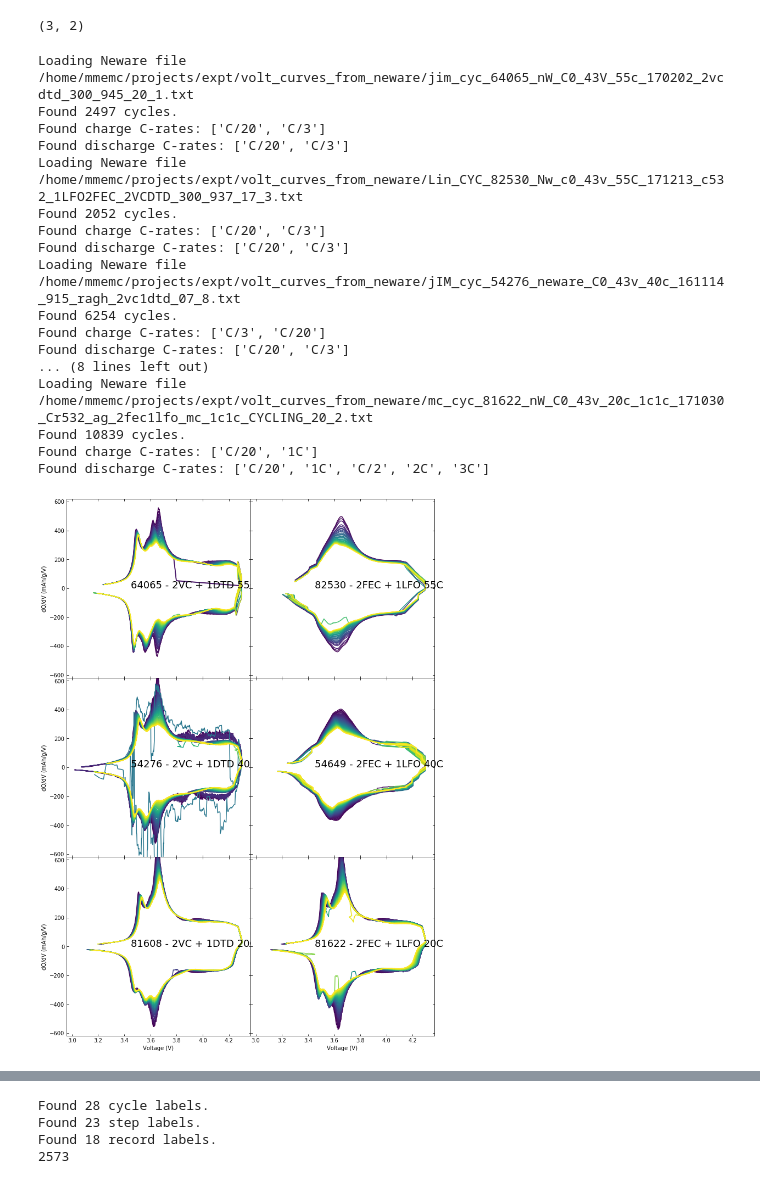
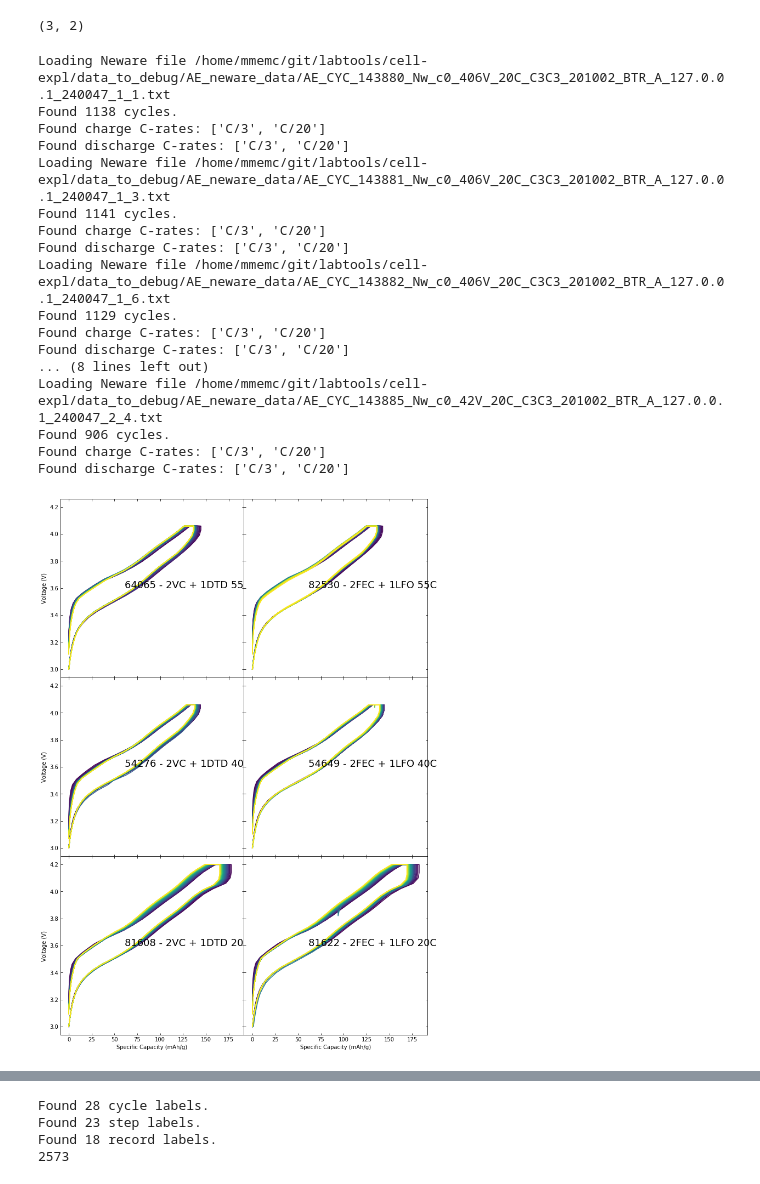
Before and after one commit to mmemcormier/cell-explorer, a Jupyter notebook: cycle_selector.ipynb, the cells around one changed output, grey strips where cells are left out. Drawn from its saved outputs; the diff is of its cells as text; code cells hidden in the pictures.

```diff
--- a/cycle_selector.ipynb
+++ b/cycle_selector.ipynb
@@ -7,11 +7,11 @@ from pathlib import Path
 from reader import ParseNeware
 import matplotlib.pyplot as plt
 # %%
-p = Path('/home/mmemc/projects/expt/volt_curves_from_neware')
+p = Path('/home/mmemc/git/labtools/cell-expl/data_to_debug/AE_neware_data')
 
-cell_ids = np.array([[64065, 82530],
-                     [54276, 54649],
-                     [81608, 81622]])
+cell_ids = np.array([[143880, 143881],
+                     [143882, 143883],
+                     [143884, 143885]])
 
 cell_labels = np.array([['64065 - 2VC + 1DTD 55C', '82530 - 2FEC + 1LFO 55C'],
                         ['54276 - 2VC + 1DTD 40C', '54649 - 2FEC + 1LFO 40C'],
@@ -34,26 +34,26 @@ for i in range(dims[0]):
         pstr = fpath.absolute().as_posix()
         fname = glob(pstr)[0]
         print('Loading Neware file {}'.format(fname))
-        nd = ParseNeware(fname)
+        nd = ParseNeware(fname, ref_cap=220)
         nd_list[i].append(nd)
 # %% [output]
-Loading Neware file /home/mmemc/projects/expt/volt_curves_from_neware/jim_cyc_64065_nW_C0_43V_55c_170202_2vcdtd_300_945_20_1.txt
-Found 2497 cycles.
-Found charge C-rates: ['C/20', 'C/3']
-Found discharge C-rates: ['C/20', 'C/3']
-Loading Neware file /home/mmemc/projects/expt/volt_curves_from_neware/Lin_CYC_82530_Nw_c0_43v_55C_171213_c532_1LFO2FEC_2VCDTD_300_937_17_3.txt
-Found 2052 cycles.
-Found charge C-rates: ['C/20', 'C/3']
-Found discharge C-rates: ['C/20', 'C/3']
-Loading Neware file /home/mmemc/projects/expt/volt_curves_from_neware/jIM_cyc_54276_neware_C0_43v_40c_161114_915_ragh_2vc1dtd_07_8.txt
-Found 6254 cycles.
+Loading Neware file /home/mmemc/git/labtools/cell-expl/data_to_debug/AE_neware_data/AE_CYC_143880_Nw_c0_406V_20C_C3C3_201002_BTR_A_127.0.0.1_240047_1_1.txt
+Found 1138 cycles.
 Found charge C-rates: ['C/3', 'C/20']
-Found discharge C-rates: ['C/20', 'C/3']
+Found discharge C-rates: ['C/3', 'C/20']
+Loading Neware file /home/mmemc/git/labtools/cell-expl/data_to_debug/AE_neware_data/AE_CYC_143881_Nw_c0_406V_20C_C3C3_201002_BTR_A_127.0.0.1_240047_1_3.txt
+Found 1141 cycles.
+Found charge C-rates: ['C/3', 'C/20']
+Found discharge C-rates: ['C/3', 'C/20']
+Loading Neware file /home/mmemc/git/labtools/cell-expl/data_to_debug/AE_neware_data/AE_CYC_143882_Nw_c0_406V_20C_C3C3_201002_BTR_A_127.0.0.1_240047_1_6.txt
+Found 1129 cycles.
+Found charge C-rates: ['C/3', 'C/20']
+Found discharge C-rates: ['C/3', 'C/20']
 ... (8 lines left out)
-Loading Neware file /home/mmemc/projects/expt/volt_curves_from_neware/mc_cyc_81622_nW_C0_43v_20c_1c1c_171030_Cr532_ag_2fec1lfo_mc_1c1c_CYCLING_20_2.txt
-Found 10839 cycles.
-Found charge C-rates: ['C/20', '1C']
-Found discharge C-rates: ['C/20', '1C', 'C/2', '2C', '3C']
+Loading Neware file /home/mmemc/git/labtools/cell-expl/data_to_debug/AE_neware_data/AE_CYC_143885_Nw_c0_42V_20C_C3C3_201002_BTR_A_127.0.0.1_240047_2_4.txt
+Found 906 cycles.
+Found charge C-rates: ['C/3', 'C/20']
+Found discharge C-rates: ['C/3', 'C/20']
 # %%
 fig, axs = plt.subplots(nrows=dims[0], ncols=dims[1], sharex=True, sharey=True,
                         figsize=(6*dims[1], 6*dims[0]),
@@ -76,45 +76,45 @@ for i in range(dims[0]):
         #print('Working on Neware file {}'.format(fname))
         #nd = ParseNeware(fname)
 
         nd = nd_list[i][j]
         ncyc = nd.get_ncyc()
         #cycnums = np.arange(104, ncyc, spacing[i])
-        selected_cycs = nd.select_by_rate('C/20', cyctype='cycle')
-        cycnums = selected_cycs[3:]
+        selected_cycs = nd.select_by_rate('C/3', cyctype='cycle')
+        cycnums = selected_cycs[3::20]
         colors = plt.get_cmap('viridis')(np.linspace(0,1,len(cycnums)))
         with pd.ExcelWriter(p / '{0}_dQdV-voltage.xlsx'.format(cell_ids[i,j])) as writer:
             for n in range(len(cycnums)):
                 # V-Q curves
-                #cap, volt = nd.get_vcurve(cycnum=cycnums[n], cyctype='cycle')
-                #axs[i,j].plot(cap, volt, color=colors[n], label='cycle {}'.format(cycnums[n]))
+                cap, volt = nd.get_vcurve(cycnum=cycnums[n], cyctype='cycle')
+                axs[i,j].plot(cap, volt, color=colors[n], label='cycle {}'.format(cycnums[n]))
                 #df = pd.DataFrame(data={'Specific Capacity': cap, 'Voltage': volt})
 
                 # dQ/dV
-                voltage, dQdV = nd.get_dQdV(cycnum=cycnums[n], avgstride=5)
-                axs[i,j].plot(voltage, dQdV, color=colors[n], label='cycle {}'.format(cycnums[n]))
+                #voltage, dQdV = nd.get_dQdV(cycnum=cycnums[n], avgstride=5)
+                #axs[i,j].plot(voltage, dQdV, color=colors[n], label='cycle {}'.format(cycnums[n]))
                 #df = pd.DataFrame(data={'Voltage': voltage, 'dQdV': dQdV})
 
 
                 # Write to excel file.
                 #df.to_excel(writer, sheet_name='cycle {}'.format(cycnums[n]), index=False)
 
         # Figure params for voltage curves
-        #axs[-1,j].set_xlabel('Specific Capacity ({})'.format(nd.recunits['Capacity_Density']))
-        #axs[i,0].set_ylabel('Voltage (V)')
+        axs[-1,j].set_xlabel('Specific Capacity ({})'.format(nd.recunits['Capacity_Density']))
+        axs[i,0].set_ylabel('Voltage (V)')
 
         # Figure params for dQ/dV
-        axs[-1,j].set_xlabel('Voltage (V)')
-        axs[i,0].set_ylabel('dQ/dV (mAh/g/V)')
-        axs[i,j].set_ylim(-620, 620)
+        #axs[-1,j].set_xlabel('Voltage (V)')
+        #axs[i,0].set_ylabel('dQ/dV (mAh/g/V)')
+        #axs[i,j].set_ylim(-620, 620)
         #axs[i].set_xlim(4.0, 4.2)
 
 
         axs[i,j].annotate('{}'.format(cell_labels[i,j]), xy=(0.35, 0.5), xycoords='axes fraction', fontsize=18)
         #axs[i,j].legend(frameon=False)
         axs[i,j].tick_params(direction='in', top=True, right=True)
 #plt.savefig(p / 'dQdV_comparison_SC811-PC811-Ni83_811-BM811_Cover20.jpg', bbox_inches='tight')
 # %% [output]
-[figure, old version]
+[figure, new version]
 # %%
 dV_rates = ['C/3', 'C/20']
 nrates = len(dV_rates)
```
Also changed, not shown: parts of 1 cell of this notebook, 1 other file.
